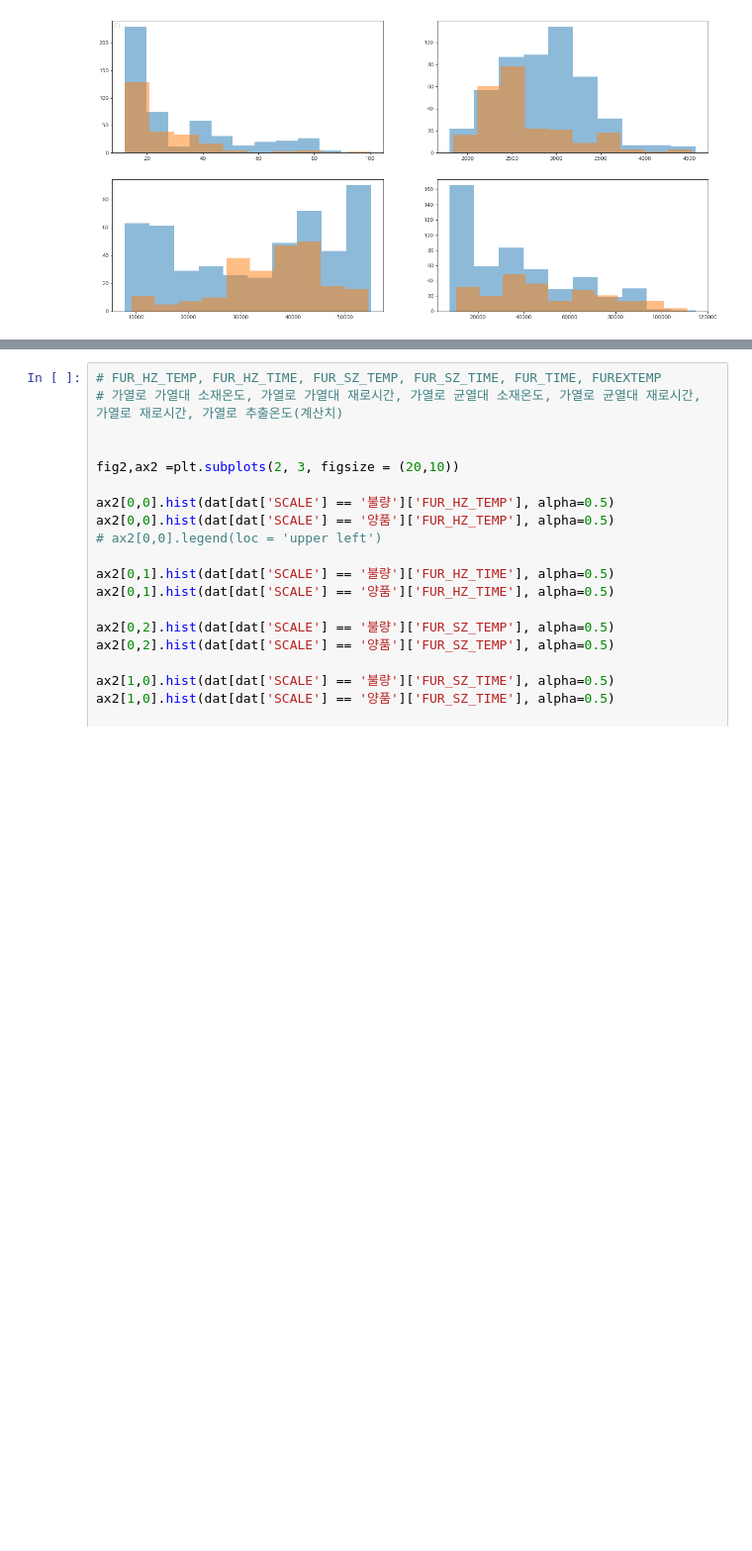
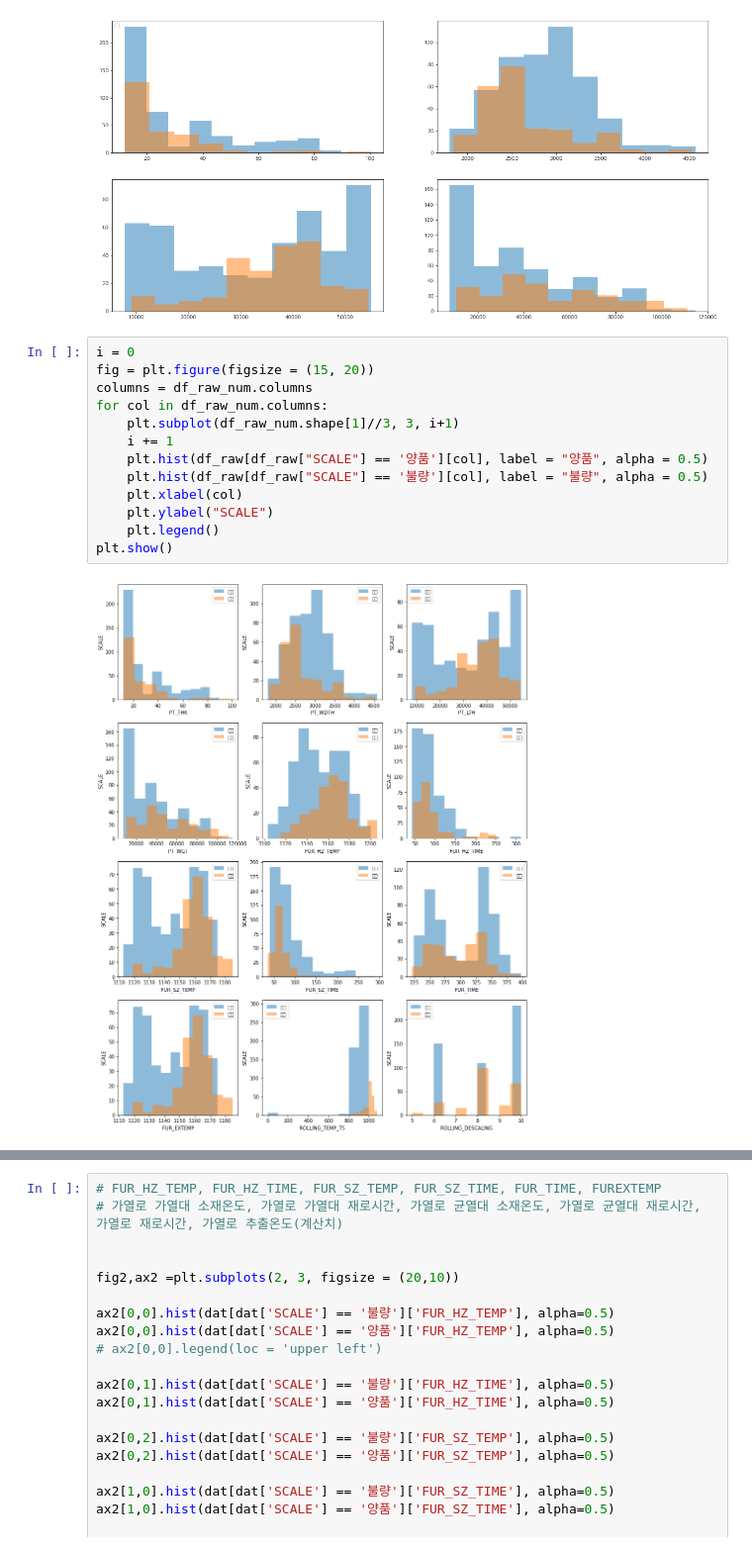
Before and after one commit to mjiii25/posco-academy, a Jupyter notebook: Big-Data/Assignment-2/vitalfew-graph.ipynb, the cells around one changed output, grey strips where cells are left out. Shown at 99% size. Cells and saved outputs as stored; diff of their text form; blank space fills up the shorter version.

```diff
--- a/Big-Data/Assignment-2/vitalfew-graph.ipynb
+++ b/Big-Data/Assignment-2/vitalfew-graph.ipynb
@@ -218,3 +216,18 @@ plt.show()
 # %% [output]
 WARNING:matplotlib.legend:No handles with labels found to put in legend.
 [figure]
+# %%
+i = 0
+fig = plt.figure(figsize = (15, 20))
+columns = df_raw_num.columns
+for col in df_raw_num.columns:
+    plt.subplot(df_raw_num.shape[1]//3, 3, i+1)
+    i += 1
+    plt.hist(df_raw[df_raw["SCALE"] == '양품'][col], label = "양품", alpha = 0.5)
+    plt.hist(df_raw[df_raw["SCALE"] == '불량'][col], label = "불량", alpha = 0.5)
+    plt.xlabel(col)
+    plt.ylabel("SCALE")
+    plt.legend()
+plt.show()
+# %% [output]
+[figure, added]
```
Also changed, not shown: parts of 6 cells of this notebook.
